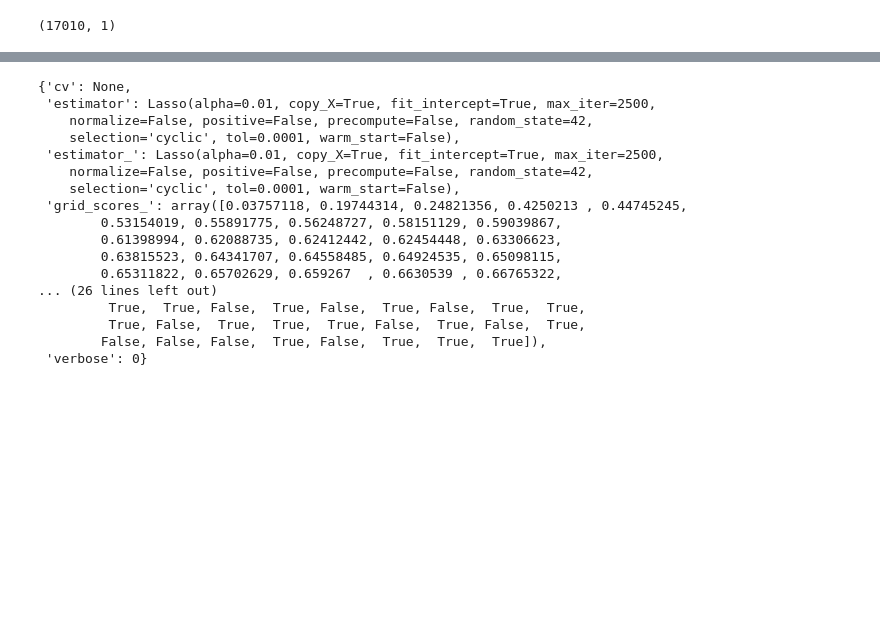
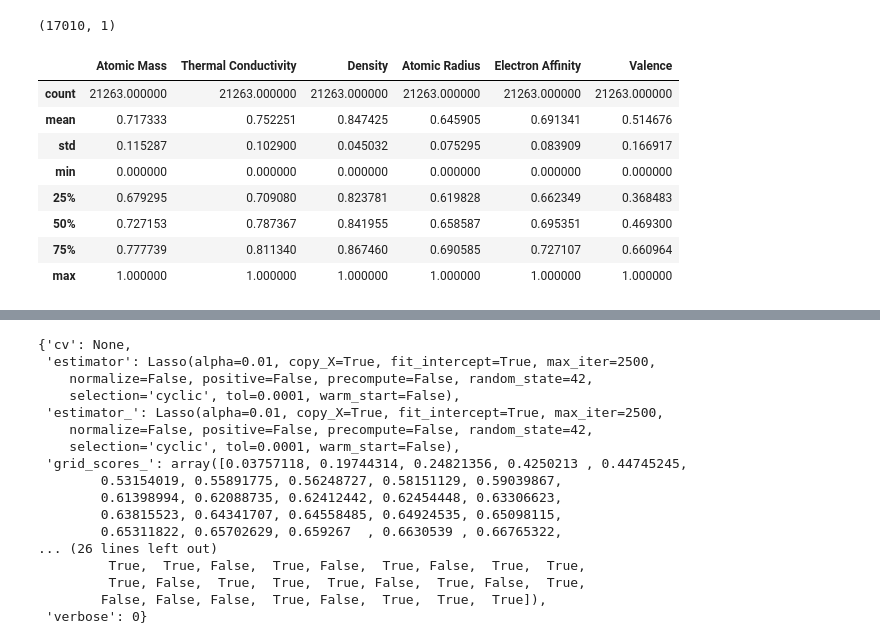
Before and after one commit to joemcg25/machLearn-capstoneProject, a Jupyter notebook: joe_mcgrath_capstone_project.ipynb, the cells around one changed output, grey strips where cells are left out. Drawn from its saved outputs; the diff is of its cells as text; code cells hidden in the pictures; blank space fills up the shorter version.

```diff
--- a/joe_mcgrath_capstone_project.ipynb
+++ b/joe_mcgrath_capstone_project.ipynb
@@ -103,6 +104,25 @@ X_train_true.shape
 y_train_true.shape
 # %% [output]
 (17010, 1)
+# %%
+##This code block is used to extract the summary statistics about the data.
+from scipy.stats import describe
+#print(describe(targData, axis=0))
+#featData.describe()
+#targData.describe()
+df=featData[['mean_atomic_mass','mean_ThermalConductivity','mean_Density','mean_atomic_radius','mean_ElectronAffinity','mean_Valence']].describe()
+#describe(featData[['mean_atomic_mass','mean_ThermalConductivity','mean_Density','mean_atomic_radius','mean_ElectronAffinity','mean_Valence']],axis=0)
+df.rename(index=str, columns={'mean_atomic_mass':"Atomic Mass",'mean_ThermalConductivity':"Thermal Conductivity",'mean_Density':"Density",'mean_atomic_radius':"Atomic Radius",'mean_ElectronAffinity':"Electron Affinity",'mean_Valence':"Valence"})
+# %% [output]
+|  | Atomic Mass | Thermal Conductivity | Density | Atomic Radius | Electron Affinity | Valence |
+| count | 21263.000000 | 21263.000000 | 21263.000000 | 21263.000000 | 21263.000000 | 21263.000000 |
+| mean | 0.717333 | 0.752251 | 0.847425 | 0.645905 | 0.691341 | 0.514676 |
+| std | 0.115287 | 0.102900 | 0.045032 | 0.075295 | 0.083909 | 0.166917 |
+| min | 0.000000 | 0.000000 | 0.000000 | 0.000000 | 0.000000 | 0.000000 |
+| 25% | 0.679295 | 0.709080 | 0.823781 | 0.619828 | 0.662349 | 0.368483 |
+| 50% | 0.727153 | 0.787367 | 0.841955 | 0.658587 | 0.695351 | 0.469300 |
+| 75% | 0.777739 | 0.811340 | 0.867460 | 0.690585 | 0.727107 | 0.660964 |
+| max | 1.000000 | 1.000000 | 1.000000 | 1.000000 | 1.000000 | 1.000000 |
 # %%
 from pandas.tools.plotting import bootstrap_plot
 #bootstrap_plot(targData, size=50,  color='grey')
```
Also changed, not shown: parts of 12 cells of this notebook.
